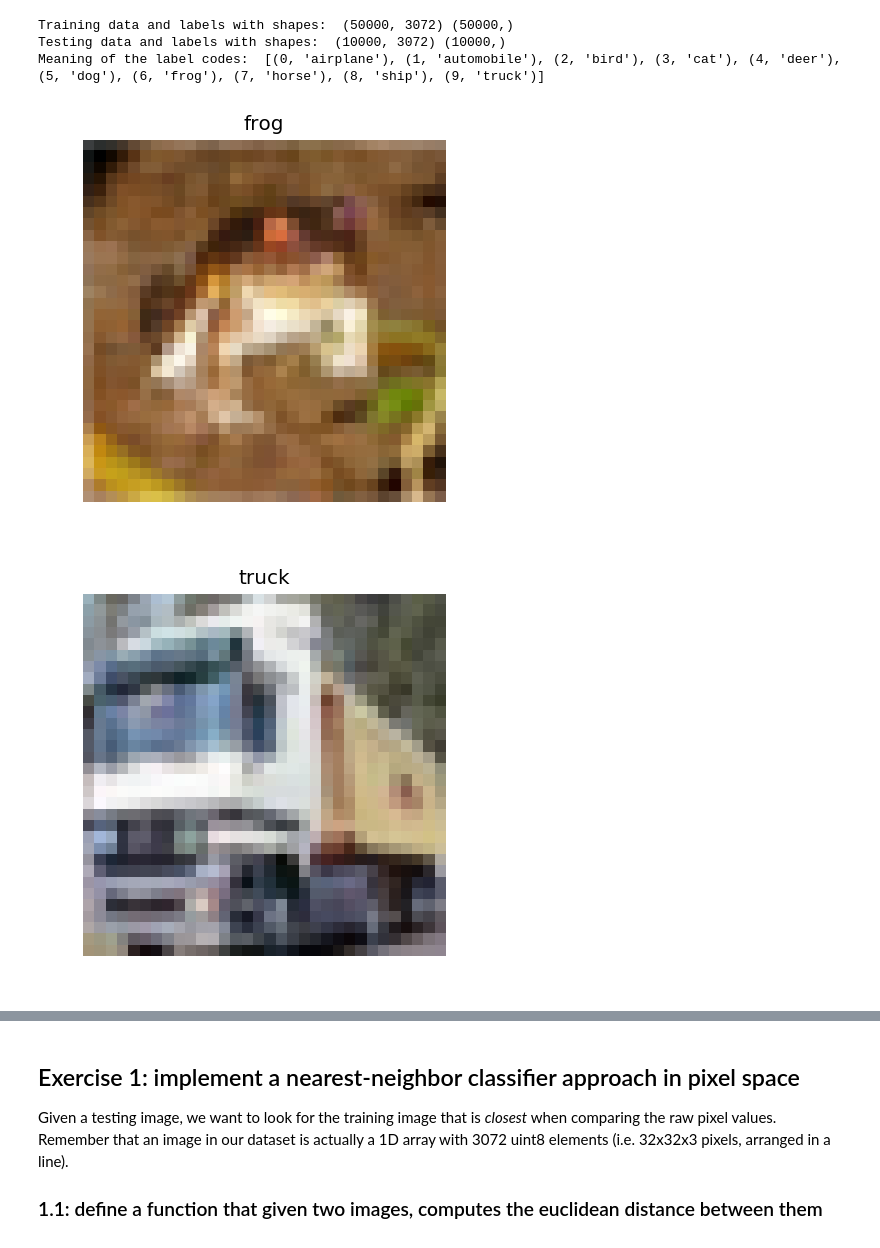
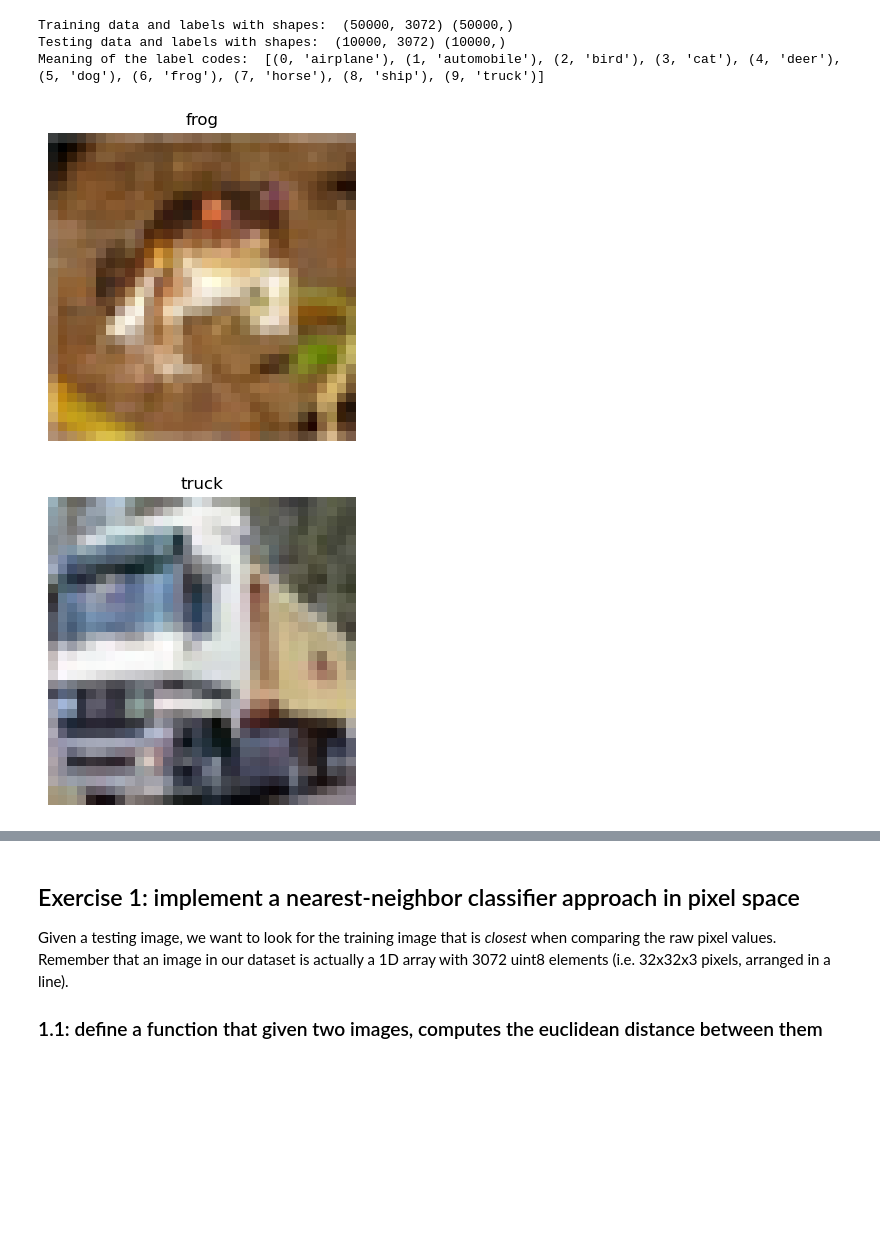
Before and after one commit to florianbaer/MSE-CompVis, a Jupyter notebook: Exercises/SW05/04-image-classification-solved.ipynb, the cells around one changed output, grey strips where cells are left out. Cells and saved outputs as stored; diff of their text form; code cells hidden in the pictures; blank space fills up the shorter version.

```diff
--- a/Exercises/SW05/04-image-classification-solved.ipynb
+++ b/Exercises/SW05/04-image-classification-solved.ipynb
@@ -49,34 +49,34 @@ Meaning of the label codes:  [(0, 'airplane'), (1, 'automobile'), (2, 'bird'), (
 # %% Support function for drawing an image
 import matplotlib.pyplot as plt
 %matplotlib inline
 
 
 def vec2im(imvector):
     """ Convert a vector to an image """
     im = np.reshape(imvector, (3, 32, 32))  # reshape
     # we want channels to be the last dimension, not the first.
     im = np.transpose(im, axes=(1, 2, 0))
     return im
 
 
 def showim(im, l=None, ax=None):
     """ Displays the image im (1D vector with 3072 elements)
     in axis ax (or a new figure if not given),
     and set the title to the name
     corresponding to label l (if given)"""
     if ax is None:
         fig,ax = plt.subplots()
     ax.imshow(im)
     ax.axis("off")
     if l is not None:
         ax.set_title(labelnames[l])
 
 
 # %% Let's visualize some of our training images
-for i in range(10):
-    fig, ax = plt.subplots(figsize=(4, 4), dpi=120)
+for i in range(5):
+    fig, ax = plt.subplots(figsize=(4, 4))
     showim(vec2im(data_tr[i]), l=labels_tr[i], ax=ax)
     plt.show()
 # %% [output]
-[figure, old version]
+[figure, new version]
-[figure, old version]
+[figure, new version]
```
Also changed, not shown: parts of 9 cells of this notebook, 3 other files.
